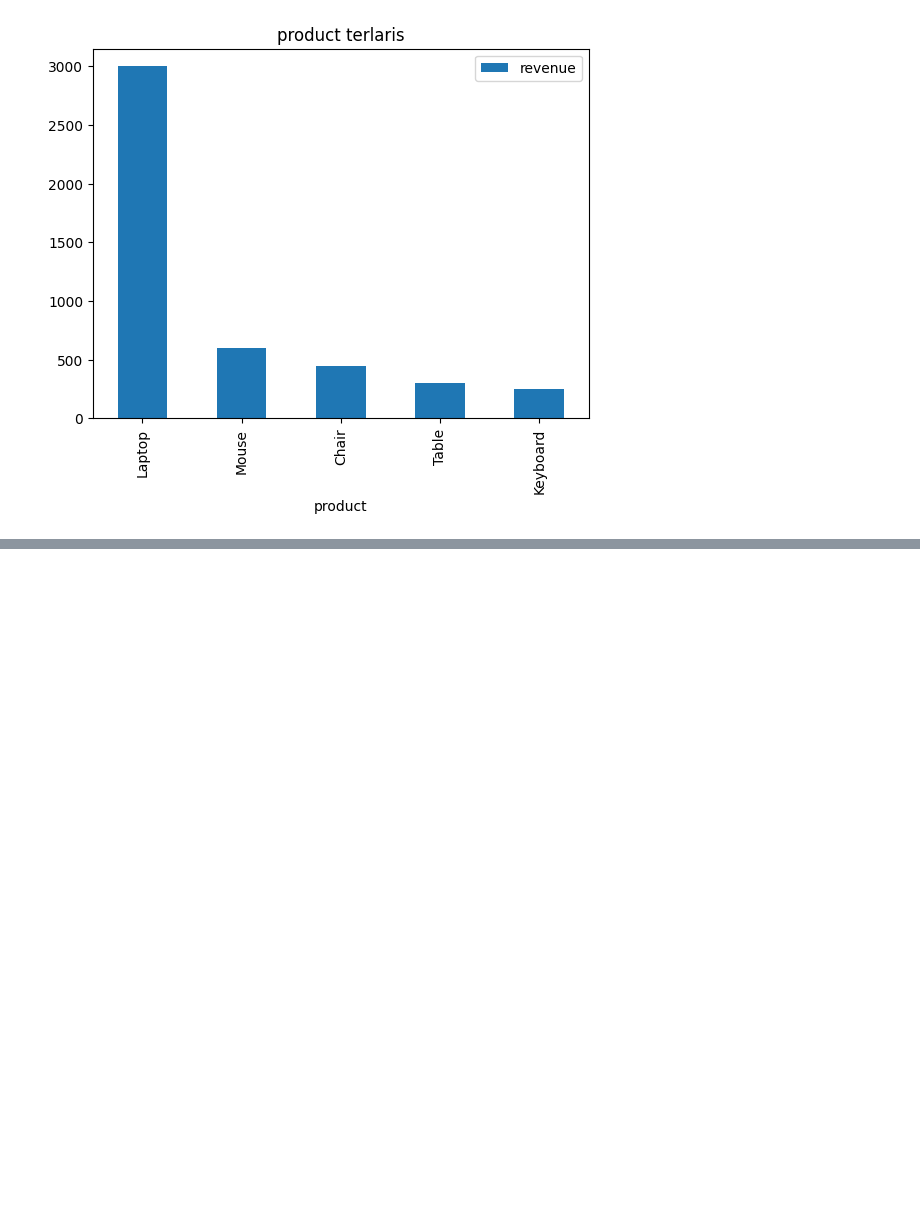
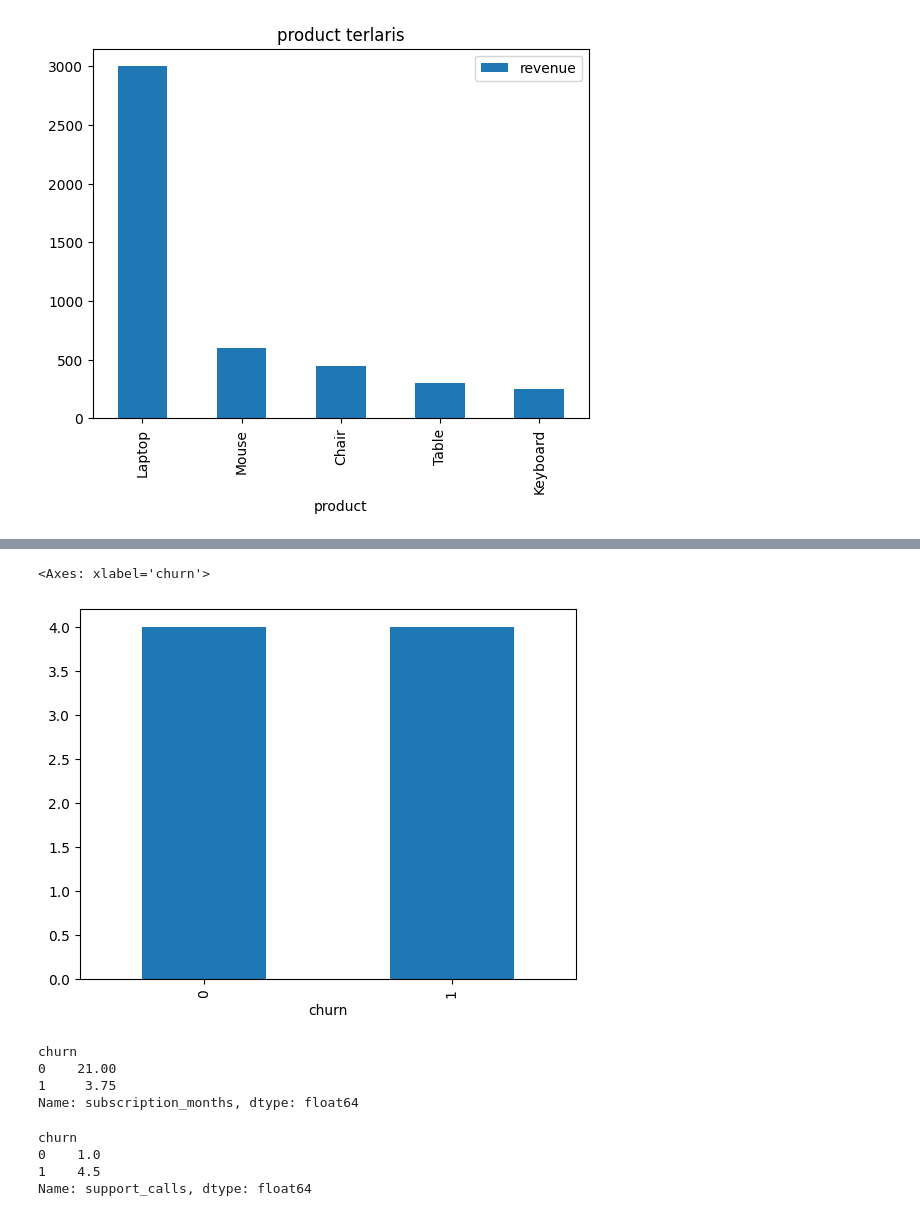
Before and after one commit to Ninezik/analisis, a Jupyter notebook: notebook/coba1.ipynb, the cells around one changed output, grey strips where cells are left out. Drawn from its saved outputs; the diff is of its cells as text; code cells hidden in the pictures; blank space fills up the shorter version.

Commit message:
eda pada churn sales

```diff
--- a/notebook/coba1.ipynb
+++ b/notebook/coba1.ipynb
@@ -71,0 +78,2 @@ plt.show()
+# %%
+df2=pd.read_csv(r'D:\projects\analisis\data\customer_churn.csv')
@@ -71,0 +104,19 @@ plt.show()
+# %%
+df2['churn'].value_counts().plot(kind='bar')
+# %% [output]
+<Axes: xlabel='churn'>
+[figure, added]
+# %%
+df2.groupby('churn')['subscription_months'].mean()
+# %% [output]
+churn
+0    21.00
+1     3.75
+Name: subscription_months, dtype: float64
+# %%
+df2.groupby('churn')['support_calls'].mean()
+# %% [output]
+churn
+0    1.0
+1    4.5
+Name: support_calls, dtype: float64
```
Also changed, not shown: parts of 4 cells of this notebook, 1 other file.
